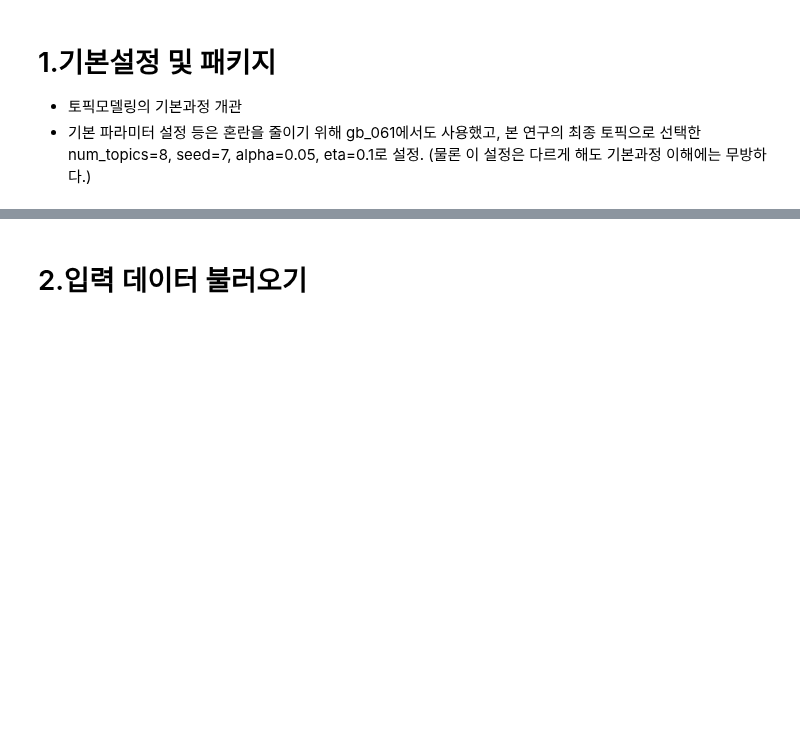
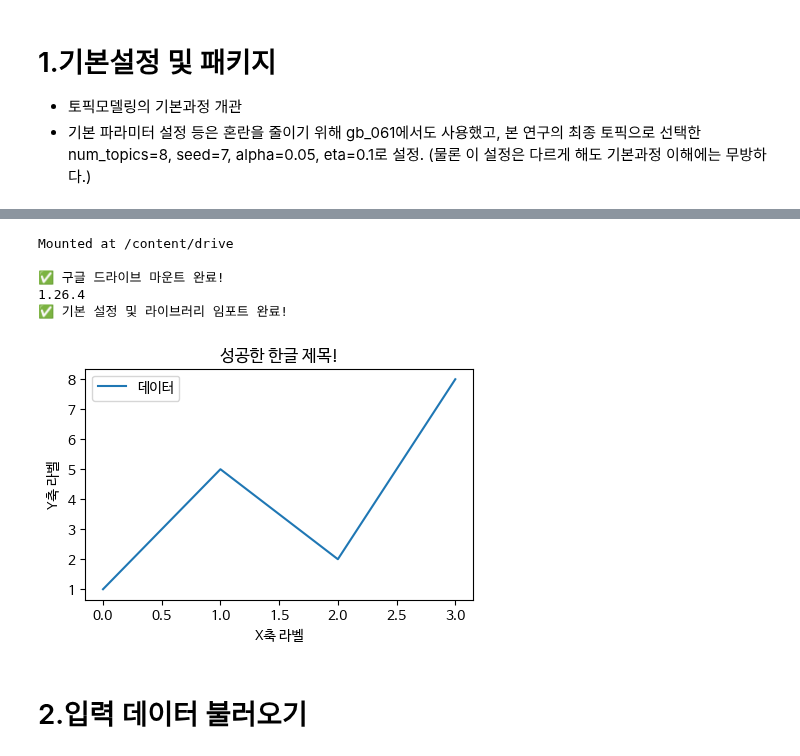
Before and after one commit to hursoo/big_k-modern_1, a Jupyter notebook: gb_071_topic_extract_basic(big1).ipynb, the cells around one changed output, grey strips where cells are left out. Saved outputs shown, nothing was run; the diff lists cells and outputs as text; code cells hidden in the pictures; blank space fills up the shorter version.

Commit message:
Colab을 통해 생성됨

```diff
--- a/gb_071_topic_extract_basic(big1).ipynb
+++ b/gb_071_topic_extract_basic(big1).ipynb
@@ -47,3 +43,53 @@ import matplotlib.pyplot as plt
+# %%
+# =================================================================
+# 셀 2: 기본 설정 및 라이브러리 임포트
+# =================================================================
+# "세션 다시 시작" 후에 이 셀부터 실행합니다.
+
+# 구글 드라이브 마운트
+from google.colab import drive
+drive.mount('/content/drive')
+print("\n✅ 구글 드라이브 마운트 완료!")
+
+# 경로 지정
+file_path = '/content/drive/MyDrive/big_km_history01/'
+
+# 라이브러리 임포트
+import sys
+import os, re
+import pandas as pd
+import numpy as np
+print(np.__version__)
+import random
+import warnings
+
+from tomotopy import DMRModel
+from tomotopy import TermWeight
+from tomotopy import utils
+import tomotopy as tp
+
+# ⚠️ 한글 폰트 설정 코드를 여기에 배치합니다.
+import matplotlib.pyplot as plt
+plt.rc('font', family='NanumBarunGothic') # 나눔바른고딕으로 설정
+plt.rcParams['axes.unicode_minus'] = False  # 마이너스 기호 깨짐 방지
+
+print("✅ 기본 설정 및 라이브러리 임포트 완료!")
+
+# 그래프 한글 표시 테스트
+plt.figure(figsize=(5, 3))
+plt.title('성공한 한글 제목!')
+plt.xlabel('X축 라벨')
+plt.ylabel('Y축 라벨')
+plt.plot([1, 5, 2, 8], label='데이터')
+plt.legend()
+plt.show()
+# %% [output]
+Mounted at /content/drive
+
+✅ 구글 드라이브 마운트 완료!
+1.26.4
+✅ 기본 설정 및 라이브러리 임포트 완료!
+[figure, added]
 # %% [markdown]
 # 2.입력 데이터 불러오기
 # %%
```
Also changed, not shown: parts of 5 cells of this notebook.
